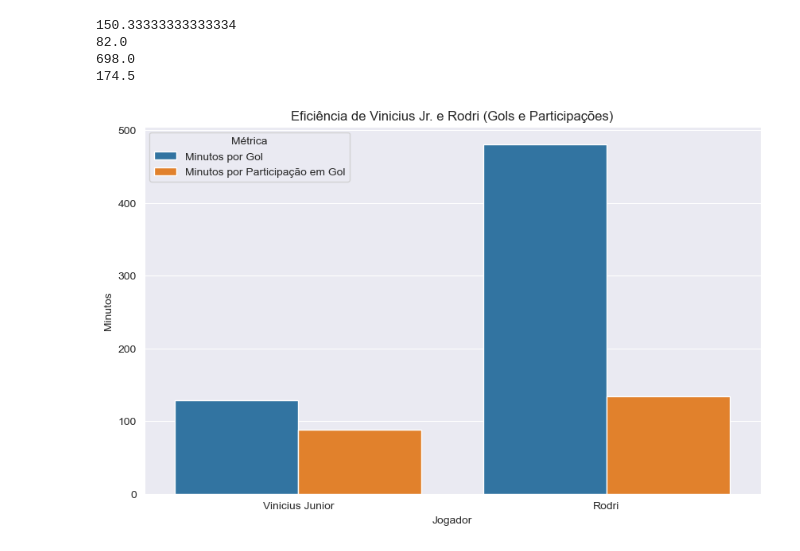
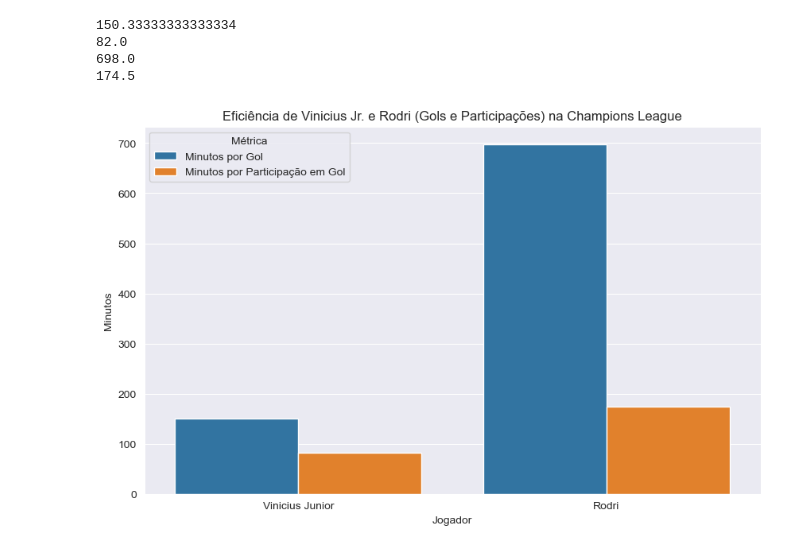
Before and after one commit to felipsants/trabalho-final-org_dados, a Jupyter notebook: datasets/EDA.ipynb, the cells around one changed output. Cells and saved outputs as stored; diff of their text form; code cells hidden in the pictures.

```diff
--- a/datasets/EDA.ipynb
+++ b/datasets/EDA.ipynb
@@ -394,18 +439,20 @@ print(minutos_para_participar_gol_rodri_CL)
 698.0
 174.5
 # %%
+# Cria um DataFrame para as métricas de eficiência
 df_eficiencia = pd.DataFrame({
     'Jogador': ['Vinicius Junior', 'Rodri'],
-    'Minutos por Gol': [minutos_para_marcar_vini, minutos_para_marcar_rodri],
-    'Minutos por Participação em Gol': [minutos_para_participar_gol_vini, minutos_para_participar_gol_rodri]
+    'Minutos por Gol': [minutos_para_marcar_vini_CL, minutos_para_marcar_rodri_CL],
+    'Minutos por Participação em Gol': [minutos_para_participar_gol_vini_CL, minutos_para_participar_gol_rodri_CL]
 }).melt(id_vars='Jogador', var_name='Métrica', value_name='Minutos')
 
+# Cria o gráfico de eficiência
 plt.figure(figsize=(10, 6))
 sns.barplot(data=df_eficiencia, x='Jogador', y='Minutos', hue='Métrica')
-plt.title('Eficiência de Vinicius Jr. e Rodri (Gols e Participações)')
+plt.title('Eficiência de Vinicius Jr. e Rodri (Gols e Participações) na Champions League')
 plt.ylabel('Minutos')
 plt.xlabel('Jogador')
 plt.legend(title='Métrica')
 plt.show()
 # %% [output]
-[figure, old version]
+[figure, new version]
```
Also changed, not shown: parts of 46 cells of this notebook.
